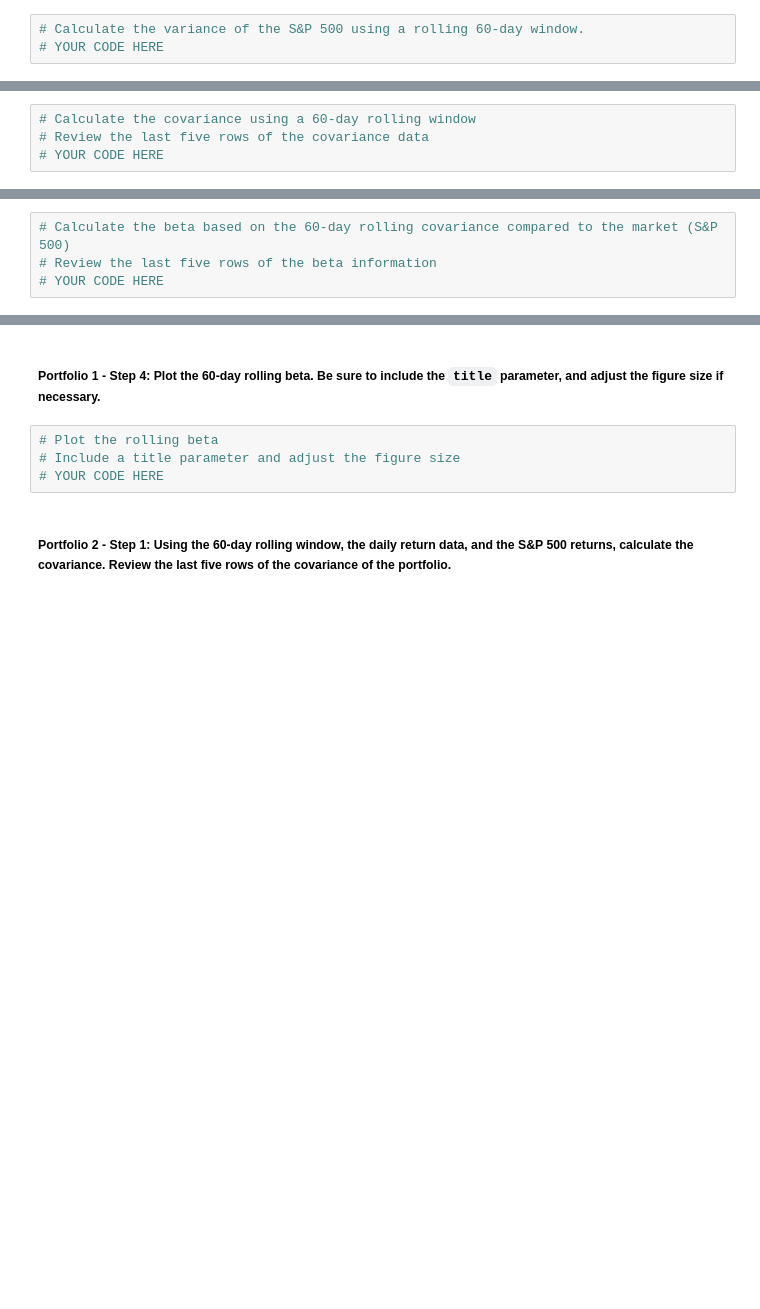
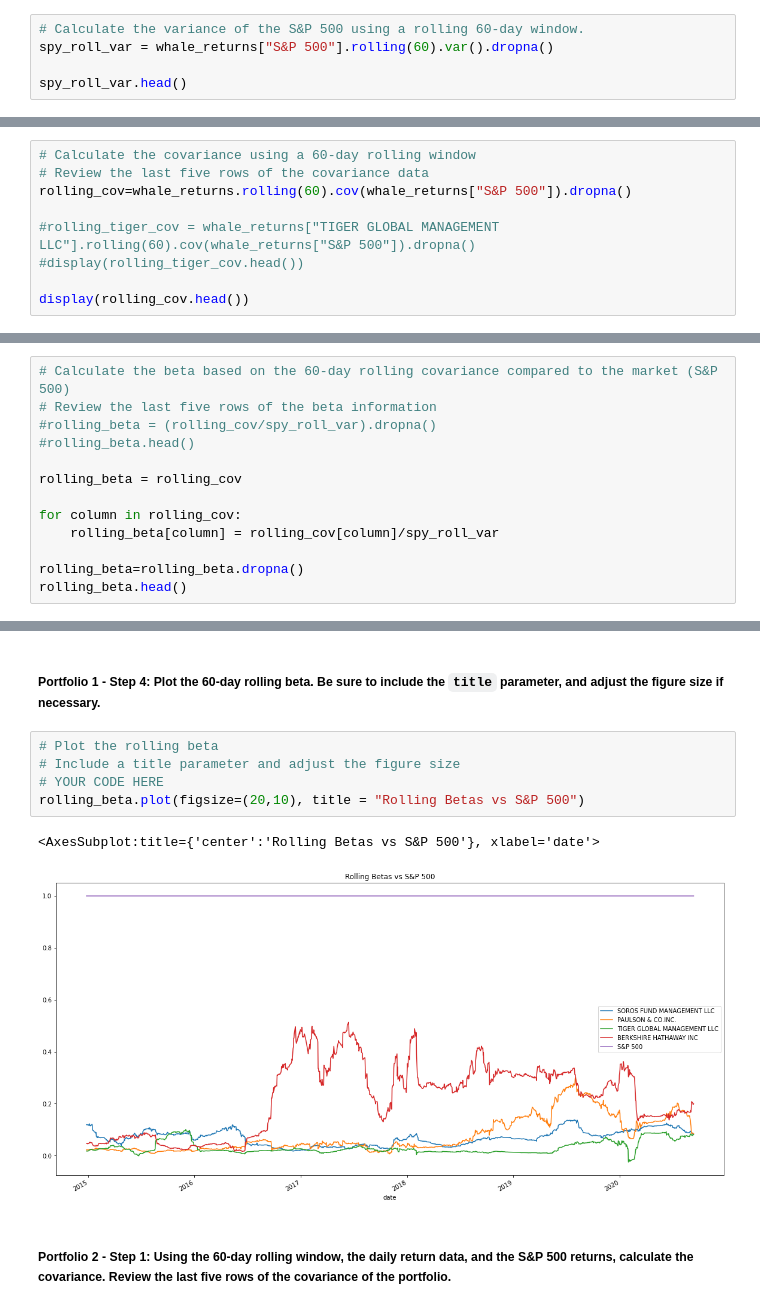
Before and after one commit to LZhou1688/Challenge_4, a Jupyter notebook: risk_return_analysis.ipynb, the cells around one changed output, grey strips where cells are left out. Saved outputs shown, nothing was run; the diff lists cells and outputs as text; blank space fills up the shorter version.

Commit message:
finished final analysis, analyzed all 4 datasets in beta portion using a for loop

```diff
--- a/risk_return_analysis.ipynb
+++ b/risk_return_analysis.ipynb
@@ -357,4 +357,6 @@ Your analysis is nearing completion. Now, you need to evaluate how the portfolio
 #### Use the Pandas `var` function to calculate the variance of the S&P 500 by using a 60-day rolling window. Visualize the last five rows of the variance of the S&P 500.
 # %%
 # Calculate the variance of the S&P 500 using a rolling 60-day window.
-# YOUR CODE HERE
+spy_roll_var = whale_returns["S&P 500"].rolling(60).var().dropna()
+
+spy_roll_var.head()
@@ -373,4 +383,9 @@ Your analysis is nearing completion. Now, you need to evaluate how the portfolio
 # %%
 # Calculate the covariance using a 60-day rolling window
 # Review the last five rows of the covariance data
-# YOUR CODE HERE
+rolling_cov=whale_returns.rolling(60).cov(whale_returns["S&P 500"]).dropna()
+
+#rolling_tiger_cov = whale_returns["TIGER GLOBAL MANAGEMENT LLC"].rolling(60).cov(whale_returns["S&P 500"]).dropna()
+#display(rolling_tiger_cov.head())
+
+display(rolling_cov.head())
@@ -379,4 +402,13 @@ Your analysis is nearing completion. Now, you need to evaluate how the portfolio
 # %%
 # Calculate the beta based on the 60-day rolling covariance compared to the market (S&P 500)
 # Review the last five rows of the beta information
-# YOUR CODE HERE
+#rolling_beta = (rolling_cov/spy_roll_var).dropna()
+#rolling_beta.head()
+
+rolling_beta = rolling_cov
+
+for column in rolling_cov:
+    rolling_beta[column] = rolling_cov[column]/spy_roll_var
+
+rolling_beta=rolling_beta.dropna()
+rolling_beta.head()
@@ -390,7 +438,11 @@ Your analysis is nearing completion. Now, you need to evaluate how the portfolio
 # %%
 # Plot the rolling beta
 # Include a title parameter and adjust the figure size
 # YOUR CODE HERE
+rolling_beta.plot(figsize=(20,10), title = "Rolling Betas vs S&P 500")
+# %% [output]
+<AxesSubplot:title={'center':'Rolling Betas vs S&P 500'}, xlabel='date'>
+[figure, added]
 # %% [markdown]
 ##### Portfolio 2 - Step 1: Using the 60-day rolling window, the daily return data, and the S&P 500 returns, calculate the covariance. Review the last five rows of the covariance of the portfolio.
 # %%
```
Also changed, not shown: parts of 11 cells of this notebook.
